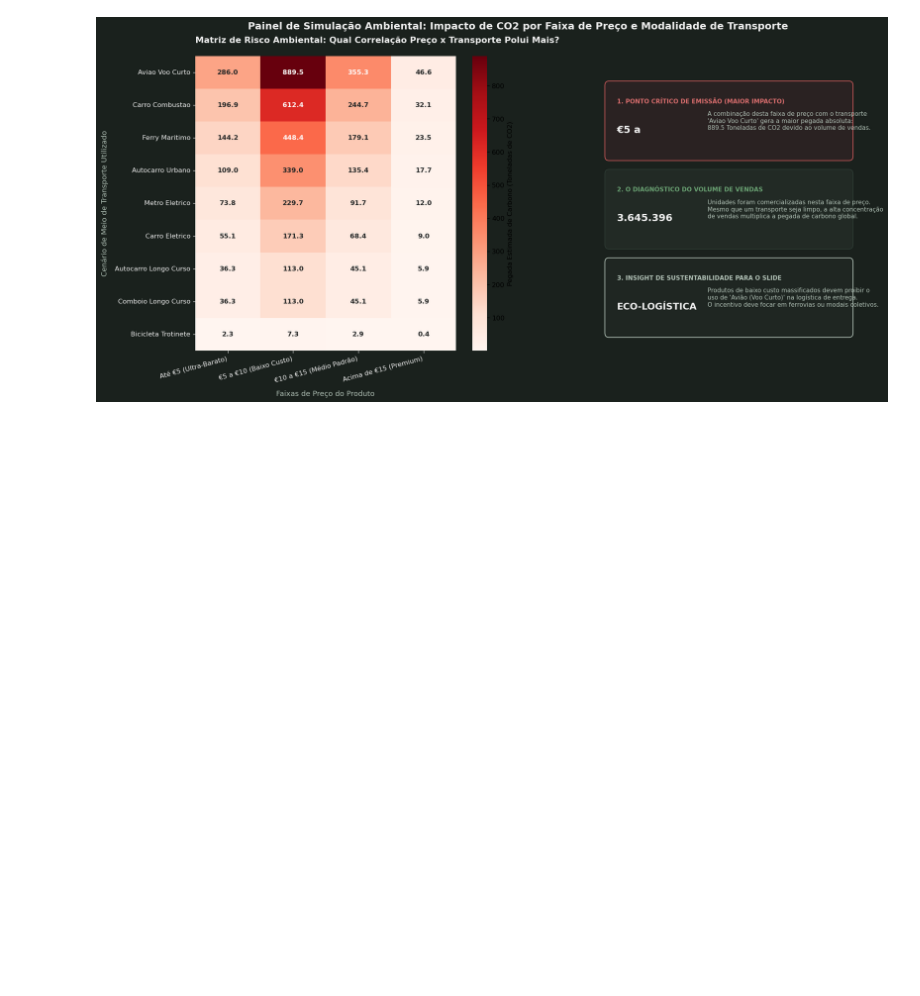
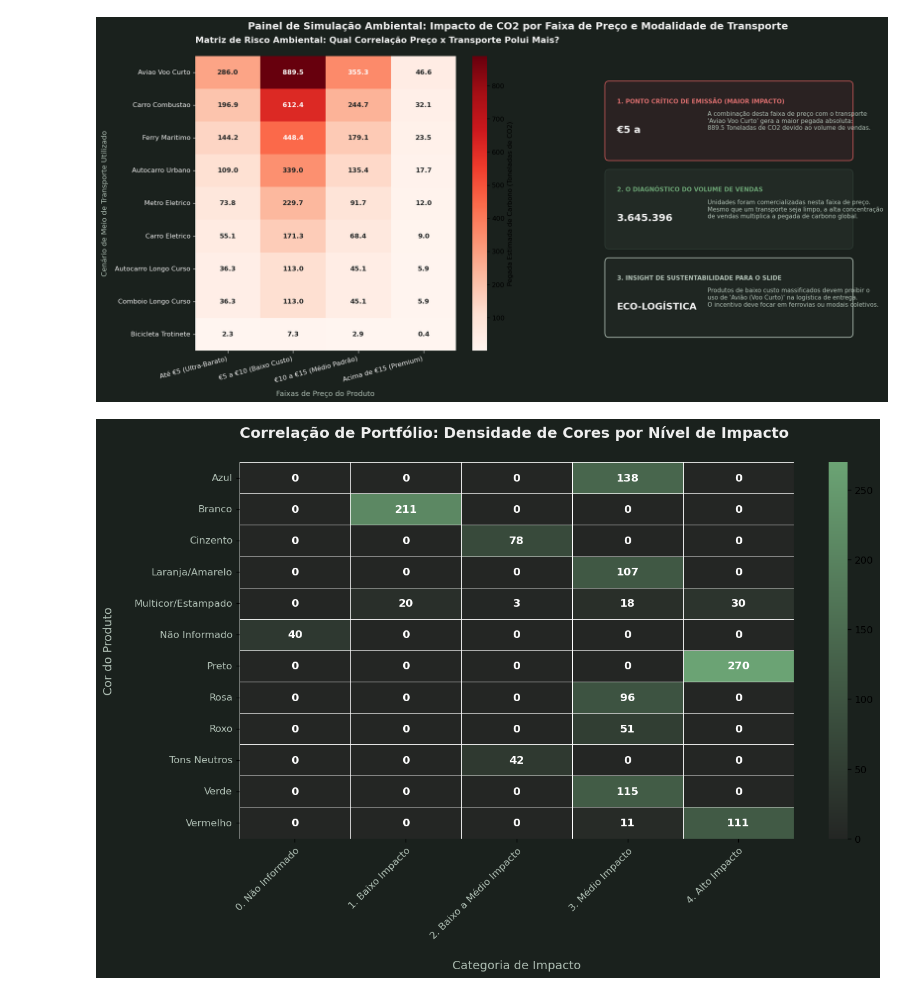
Before and after one commit to gustavocs97/wish_dataset_bytes4future, a Jupyter notebook: wish_final_project/03_analysis/python/Pergunta_5.ipynb, the cells around one changed output. Cells and saved outputs as stored; diff of their text form; code cells hidden in the pictures; blank space fills up the shorter version.

```diff
--- a/wish_final_project/03_analysis/python/Pergunta_5.ipynb
+++ b/wish_final_project/03_analysis/python/Pergunta_5.ipynb
@@ -418,6 +418,42 @@ A carregar a tabela de CO2_transporte.csv...
 
 Concluído com sucesso! A imagem guardada chama-se 'matriz_impacto_co2_transportes.png'.
 [figure]
+# %%
+import pandas as pd
+import matplotlib.pyplot as plt
+import seaborn as sns
+
+# 1. Carga e Limpeza de Nulos
+df = pd.read_csv('../../../Datasets/limpos_final_csv.csv')
+df_filtrado = df[df['product_color_GroupedColourFix'].notna() & df['product_color_GroupedByImpactFix'].notna()].copy()
+
+# Tabela de contingência estrutural
+tabela_cruzada = pd.crosstab(df_filtrado['product_color_GroupedColourFix'], df_filtrado['product_color_GroupedByImpactFix']).sort_index()
+
+# 2. Plotagem e Configuração Visual
+fig, ax = plt.subplots(figsize=(12, 8), dpi=120, facecolor='#1A211D')
+ax.set_facecolor('#1A211D')
+
+sns.heatmap(
+    tabela_cruzada, annot=True, fmt='d',
+    cmap=sns.dark_palette("#6BA374", as_cmap=True),
+    linewidths=.5, ax=ax, annot_kws={"size": 11, "weight": "bold"}
+)
+
+# 3. Ajustes de Espaçamento Críticos (Solução do Inchaço de Labels)
+ax.set_title('Correlação de Portfólio: Densidade de Cores por Nível de Impacto', color='#EFEFEF', fontsize=15, pad=25, weight='bold', loc='left')
+ax.set_xlabel('Categoria de Impacto', color='#B2C2B7', fontsize=12, labelpad=20)
+ax.set_ylabel('Cor do Produto', color='#B2C2B7', fontsize=12, labelpad=20)
+
+# Rotacionar eixo X em 45° e alinhar à direita para evitar colisões textuais
+plt.setp(ax.get_xticklabels(), rotation=45, ha='right', rotation_mode='anchor', color='#B2C2B7', fontsize=10)
+plt.setp(ax.get_yticklabels(), color='#B2C2B7', fontsize=10)
+
+plt.tight_layout()
+plt.savefig('correlacao_cores_ajustado.png', facecolor='#1A211D')
+plt.show()
+# %% [output]
+[figure, added]
 # %% [markdown]
 <a style='text-decoration:none;line-height:16px;display:flex;color:#5B5B62;padding:10px;justify-content:end;' href='https://deepnote.com?utm_source=created-in-deepnote-cell&projectId=acb13dac-3e3d-49c3-81b9-b25c403473b5' target="_blank">
 <img alt='Created in deepnote.com' style='display:inline;max-height:16px;margin:0px;margin-right:7.5px;' src='embedded-picture-1' />
```
Also changed, not shown: parts of 2 cells of this notebook, 31 other files.
